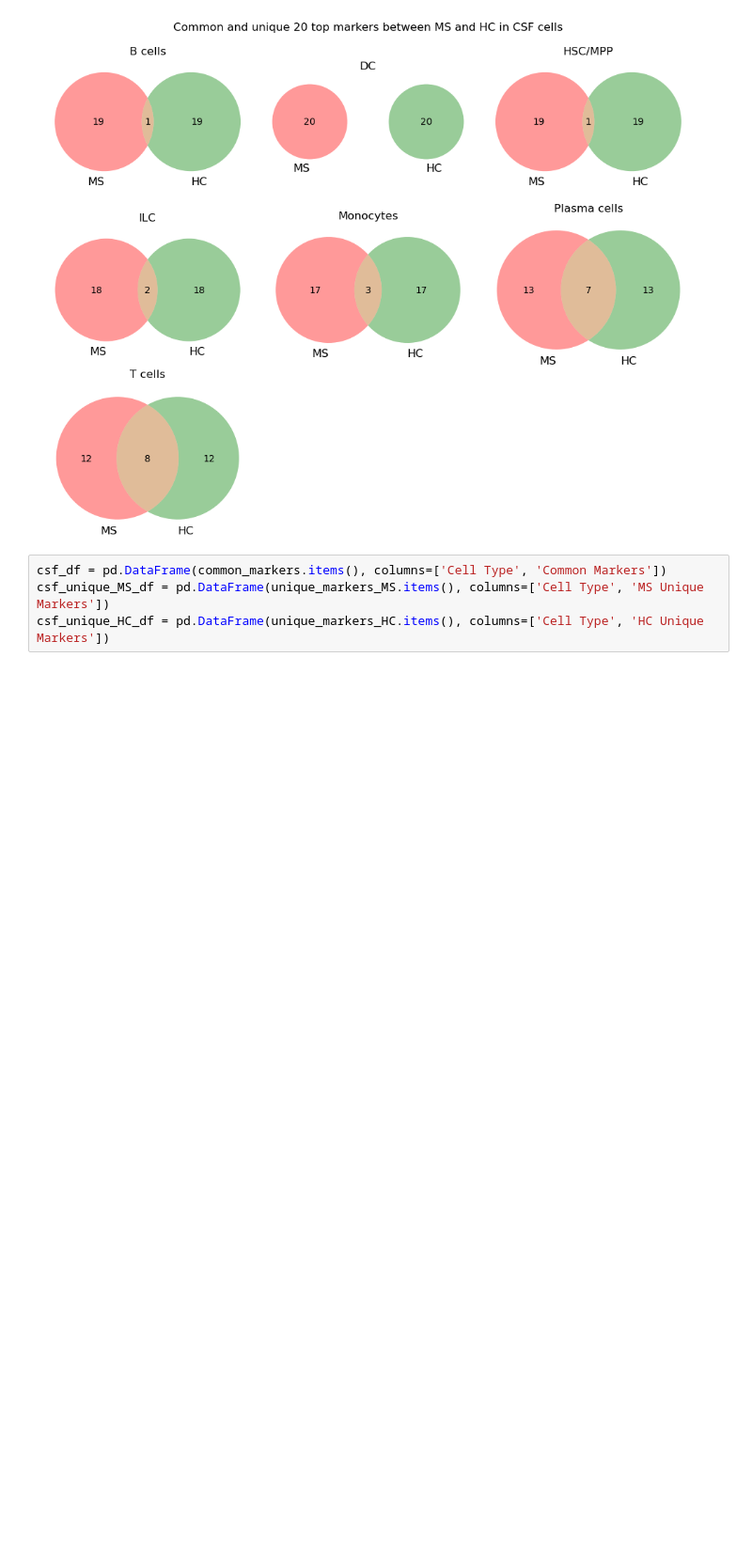
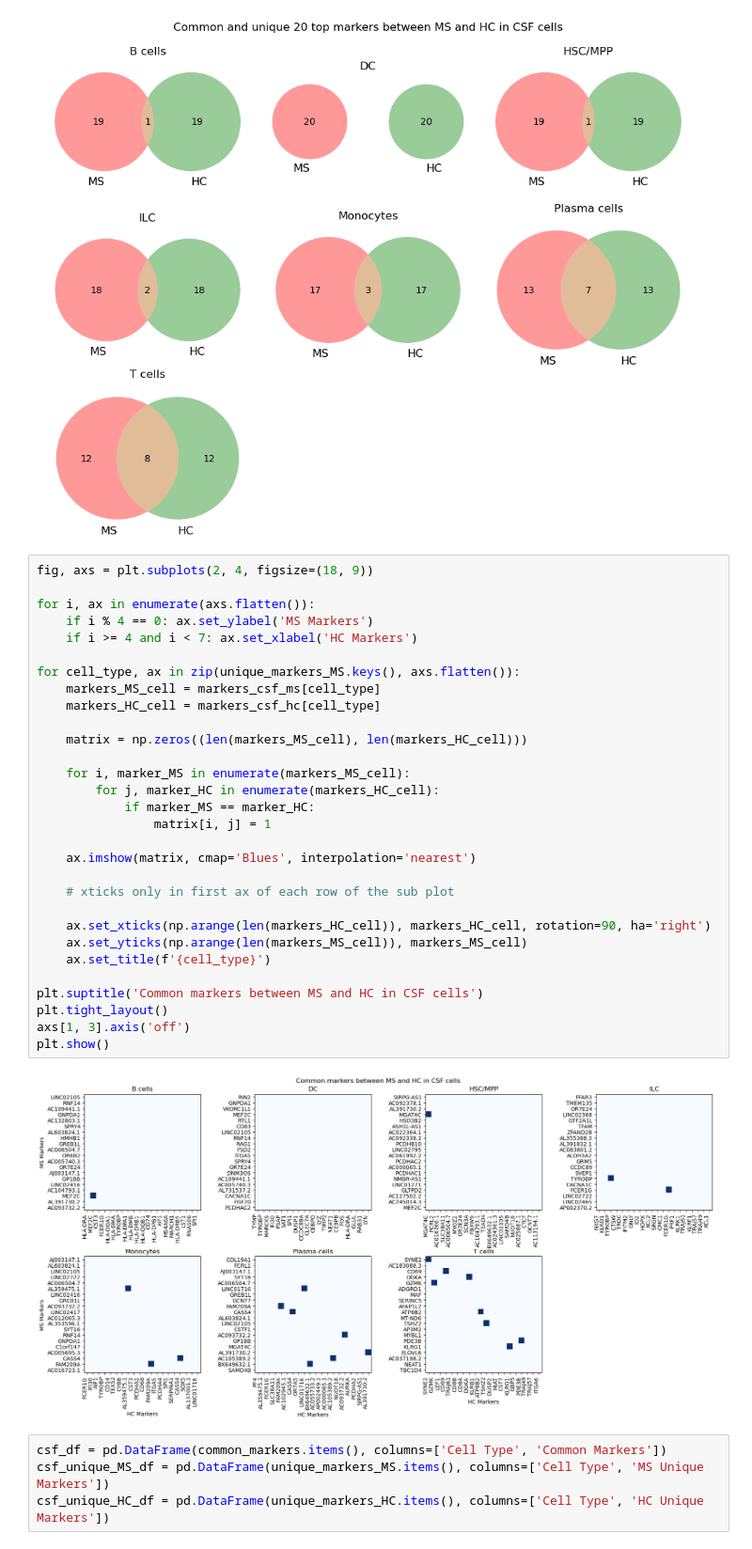
Before and after one commit to multi-omics-integration-for-MS/multi-omics-integration, a Jupyter notebook: 21_markers.ipynb, the cells around one changed output. Shown at 94% size. Drawn from its saved outputs; the diff is of its cells as text; blank space fills up the shorter version.

```diff
--- a/21_markers.ipynb
+++ b/21_markers.ipynb
@@ -56,6 +56,38 @@ plt.tight_layout()
 plt.show()
 # %% [output]
 [figure]
+# %%
+fig, axs = plt.subplots(2, 4, figsize=(18, 9))
+
+for i, ax in enumerate(axs.flatten()):
+    if i % 4 == 0: ax.set_ylabel('MS Markers')
+    if i >= 4 and i < 7: ax.set_xlabel('HC Markers')
+
+for cell_type, ax in zip(unique_markers_MS.keys(), axs.flatten()):
+    markers_MS_cell = markers_csf_ms[cell_type]
+    markers_HC_cell = markers_csf_hc[cell_type]
+
+    matrix = np.zeros((len(markers_MS_cell), len(markers_HC_cell)))
+
+    for i, marker_MS in enumerate(markers_MS_cell):
+        for j, marker_HC in enumerate(markers_HC_cell):
+            if marker_MS == marker_HC:
+                matrix[i, j] = 1
+
+    ax.imshow(matrix, cmap='Blues', interpolation='nearest')
+
+    # xticks only in first ax of each row of the sub plot
+
+    ax.set_xticks(np.arange(len(markers_HC_cell)), markers_HC_cell, rotation=90, ha='right')
+    ax.set_yticks(np.arange(len(markers_MS_cell)), markers_MS_cell)
+    ax.set_title(f'{cell_type}')
+
+plt.suptitle('Common markers between MS and HC in CSF cells')
+plt.tight_layout()
+axs[1, 3].axis('off')
+plt.show()
+# %% [output]
+[figure, added]
 # %%
 csf_df = pd.DataFrame(common_markers.items(), columns=['Cell Type', 'Common Markers'])
 csf_unique_MS_df = pd.DataFrame(unique_markers_MS.items(), columns=['Cell Type', 'MS Unique Markers'])
```
Also changed, not shown: parts of 10 cells of this notebook, 6 other files.
